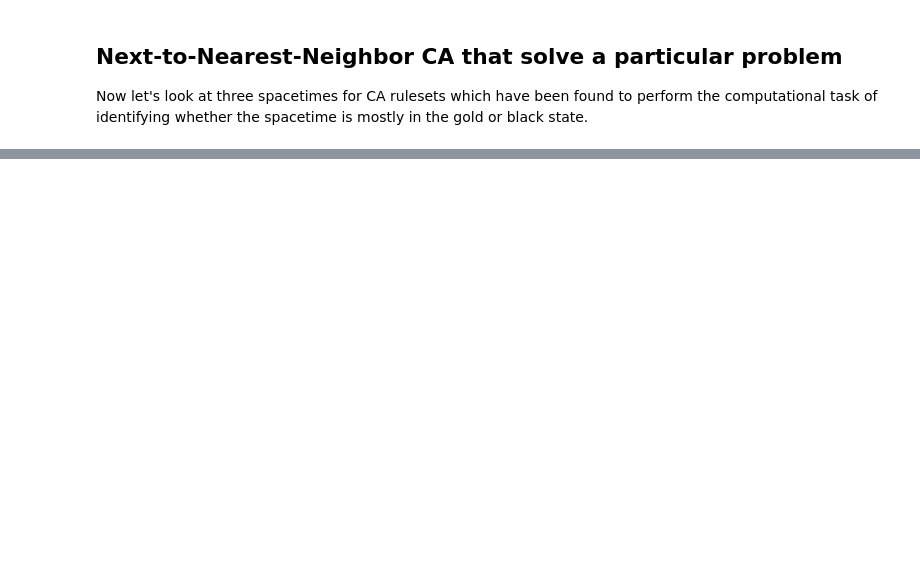
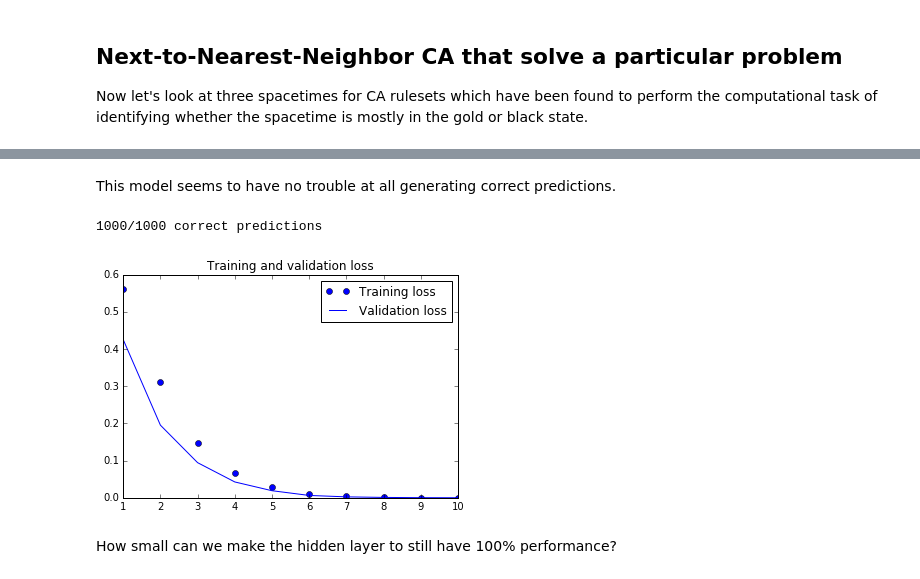
Before and after one commit to 1boyer/data_science, a Jupyter notebook: Cellular_Automata.ipynb, the cells around one changed output, grey strips where cells are left out. Drawn from its saved outputs; the diff is of its cells as text; code cells hidden in the pictures; blank space fills up the shorter version.

```diff
--- a/Cellular_Automata.ipynb
+++ b/Cellular_Automata.ipynb
@@ -114,7 +114,7 @@ fig.suptitle('Three CA Rulesets with Computation', fontsize=20)
 for i in range(3):
     ax = subfigs[i]
     ax.set_title(titles[i])
-    spacetime = generate_spacetime_NNN(rules[i],n = 200, ca_duration = 400, ca_width = 400)
+    spacetime = generate_spacetime_NNN(rules[i],alive = 200, ca_duration = 400, ca_width = 400)
     ax.imshow(spacetime,interpolation='nearest',
                     cmap = cmap)
 # %% [output]
@@ -125,0 +132,14 @@ One interesting feature of 17083 and EXP is that local information is carried th
+# %%
+def generate(rule, batch_size=10, ca_width=10, memory=0, min_dead=0):
+    np.random.randint(ca_width+1)
+    while True:
+        data = generate_spacetime(rule=rule,
+                               alive = np.random.randint(ca_width+1-min_dead),
+                               ca_width=ca_width,
+                               ca_duration = memory+1)
+        samples = np.zeros((batch_size, memory+1, ca_width))
+        targets = np.zeros((batch_size,1, ca_width))
+        for i in range(batch_size):
+            samples[i] = data[:-1]
+            targets[i] = data[-1][0]
+        yield samples, targets
@@ -125,0 +267,16 @@ One interesting feature of 17083 and EXP is that local information is carried th
+# %%
+train_gen110 = generate(110, batch_size=1, memory=0, min_dead=0)
+val_gen110 = generate(110, batch_size=1, memory=0, min_dead=0)
+
+model = Sequential()
+
+model.add(layers.Dense(80, activation='relu', input_shape=(None, 10)))
+model.add(layers.Dense(10, activation='sigmoid'))
+
+model.compile(optimizer=Adam(), loss='binary_crossentropy')
+history = model.fit_generator(train_gen110,
+                             steps_per_epoch=2**11,
+                             epochs=10,
+                             validation_data=val_gen110,
+                             validation_steps=100,
+                             verbose=1)
@@ -125,0 +304,19 @@ One interesting feature of 17083 and EXP is that local information is carried th
+# %% [markdown]
+This model seems to have no trouble at all generating correct predictions.
+# %%
+test_predictions(model, val_gen110)
+# %% [output]
+1000/1000 correct predictions
+# %%
+loss = history.history['loss']
+val_loss = history.history['val_loss']
+epochs = np.arange(1, len(loss)+1)
+pp.plot(epochs, loss, 'bo', label='Training loss')
+pp.plot(epochs, val_loss, 'b', label='Validation loss')
+pp.title('Training and validation loss')
+pp.legend()
+pp.show()
+# %% [output]
+[figure, added]
+# %% [markdown]
+How small can we make the hidden layer to still have 100% performance?
```
Also changed, not shown: parts of 21 cells of this notebook, 1 other file.
